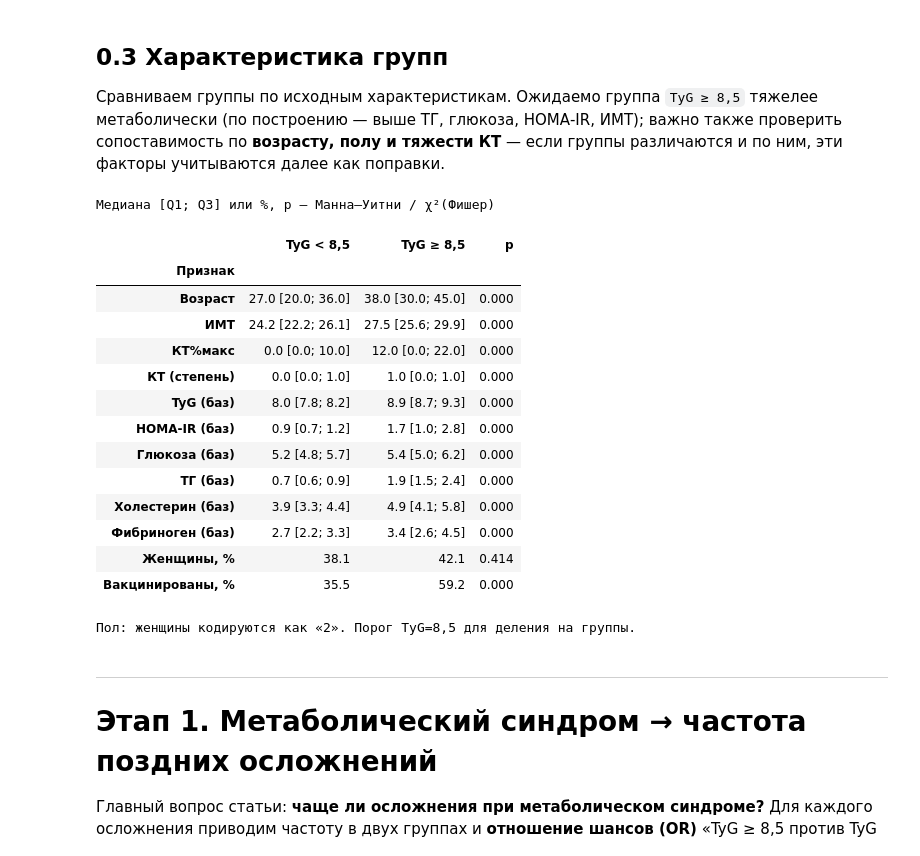
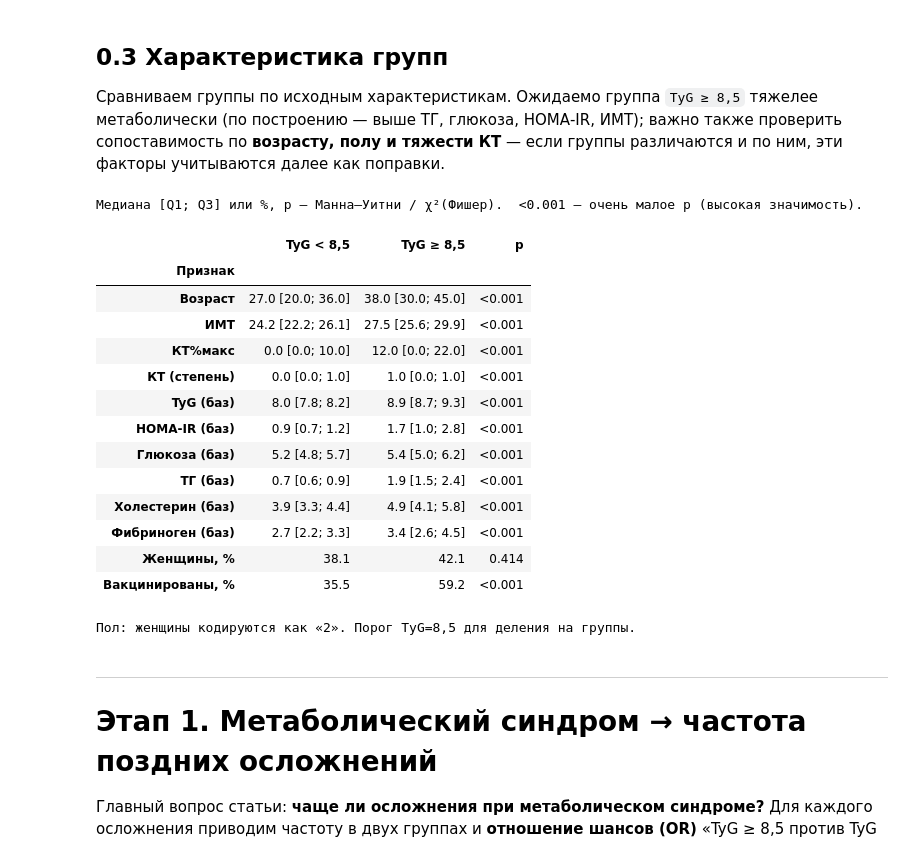
Before and after one commit to oablohin/covid-analysis, a Jupyter notebook: covid_sd.ipynb, the cells around one changed output. Cells and saved outputs as stored; diff of their text form; code cells hidden in the pictures.

```diff
--- a/covid_sd.ipynb
+++ b/covid_sd.ipynb
@@ -70,6 +70,14 @@ plt.rcParams['font.size'] = 10
 pd.set_option('display.float_format', lambda v: f'{v:,.3f}')
 RANDOM_STATE = 42
 
+def fmt_p(p):
+    """Отображение p/q для таблиц: очень малые — как <0.001, пропуски — как «—» (не применимо)."""
+    if pd.isna(p):
+        return '—'
+    if p < 0.001:
+        return '<0.001'
+    return f'{p:.3f}'
+
 # две группы по TyG: сравнение (низкий) и метаболический синдром (высокий)
 GROUPS = ['TyG < 8,5', 'TyG ≥ 8,5']
 GROUP_FULL = {'TyG < 8,5': 'TyG < 8,5 (сравнение)', 'TyG ≥ 8,5': 'TyG ≥ 8,5 (метаболический синдром)'}
@@ -174,47 +182,48 @@ def prop_p(bin_series):
     """χ² (или Фишер при малых ожидаемых) для доли признака между группами."""
     y = pd.Series(bin_series)
     ct = pd.crosstab(G.Группа.values, y)
     if ct.shape != (2, 2):
         return np.nan
     if (stats.contingency.expected_freq(ct) < 5).any():
         return stats.fisher_exact(ct)[1]
     return stats.chi2_contingency(ct)[1]
 
 lo_m = (G.Группа == 'TyG < 8,5').values
 hi_m = (G.Группа == 'TyG ≥ 8,5').values
 
 cont_rows = []
 for name, s in [('Возраст', num(2)), ('ИМТ', num(31)), ('КТ%макс', num(39)), ('КТ (степень)', num(38)),
                 ('TyG (баз)', num(70)), ('HOMA-IR (баз)', num(115)), ('Глюкоза (баз)', num(66)),
                 ('ТГ (баз)', num(69)), ('Холестерин (баз)', num(71).clip(upper=15)), ('Фибриноген (баз)', num(80))]:
     def iqr(v):
         v = v.dropna(); return f'{v.median():.1f} [{v.quantile(.25):.1f}; {v.quantile(.75):.1f}]'
     cont_rows.append({'Признак': name, 'TyG < 8,5': iqr(s[lo_m]), 'TyG ≥ 8,5': iqr(s[hi_m]),
                       'p': mwu_p(s[lo_m], s[hi_m])})
 # доли
 for name, s in [('Женщины, %', (num(3) == 2).astype(int)), ('Вакцинированы, %', (num(10).fillna(0) > 0).astype(int))]:
     cont_rows.append({'Признак': name, 'TyG < 8,5': f'{100*s[lo_m].mean():.1f}',
                       'TyG ≥ 8,5': f'{100*s[hi_m].mean():.1f}', 'p': prop_p(s)})
 chars = pd.DataFrame(cont_rows).set_index('Признак')
-print('Медиана [Q1; Q3] или %, p — Манна–Уитни / χ²(Фишер)')
+chars['p'] = chars['p'].map(fmt_p)
+print('Медиана [Q1; Q3] или %, p — Манна–Уитни / χ²(Фишер).  <0.001 — очень малое p (высокая значимость).')
 display(chars)
 print('Пол: женщины кодируются как «2». Порог TyG=8,5 для деления на группы.')
 # %% [output]
-Медиана [Q1; Q3] или %, p — Манна–Уитни / χ²(Фишер)
+Медиана [Q1; Q3] или %, p — Манна–Уитни / χ²(Фишер).  <0.001 — очень малое p (высокая значимость).
 |  | TyG < 8,5 | TyG ≥ 8,5 | p |
 | Признак |  |  |  |
-| Возраст | 27.0 [20.0; 36.0] | 38.0 [30.0; 45.0] | 0.000 |
-| ИМТ | 24.2 [22.2; 26.1] | 27.5 [25.6; 29.9] | 0.000 |
-| КТ%макс | 0.0 [0.0; 10.0] | 12.0 [0.0; 22.0] | 0.000 |
-| КТ (степень) | 0.0 [0.0; 1.0] | 1.0 [0.0; 1.0] | 0.000 |
-| TyG (баз) | 8.0 [7.8; 8.2] | 8.9 [8.7; 9.3] | 0.000 |
-| HOMA-IR (баз) | 0.9 [0.7; 1.2] | 1.7 [1.0; 2.8] | 0.000 |
-| Глюкоза (баз) | 5.2 [4.8; 5.7] | 5.4 [5.0; 6.2] | 0.000 |
-| ТГ (баз) | 0.7 [0.6; 0.9] | 1.9 [1.5; 2.4] | 0.000 |
-| Холестерин (баз) | 3.9 [3.3; 4.4] | 4.9 [4.1; 5.8] | 0.000 |
-| Фибриноген (баз) | 2.7 [2.2; 3.3] | 3.4 [2.6; 4.5] | 0.000 |
+| Возраст | 27.0 [20.0; 36.0] | 38.0 [30.0; 45.0] | <0.001 |
+| ИМТ | 24.2 [22.2; 26.1] | 27.5 [25.6; 29.9] | <0.001 |
+| КТ%макс | 0.0 [0.0; 10.0] | 12.0 [0.0; 22.0] | <0.001 |
+| КТ (степень) | 0.0 [0.0; 1.0] | 1.0 [0.0; 1.0] | <0.001 |
+| TyG (баз) | 8.0 [7.8; 8.2] | 8.9 [8.7; 9.3] | <0.001 |
+| HOMA-IR (баз) | 0.9 [0.7; 1.2] | 1.7 [1.0; 2.8] | <0.001 |
+| Глюкоза (баз) | 5.2 [4.8; 5.7] | 5.4 [5.0; 6.2] | <0.001 |
+| ТГ (баз) | 0.7 [0.6; 0.9] | 1.9 [1.5; 2.4] | <0.001 |
+| Холестерин (баз) | 3.9 [3.3; 4.4] | 4.9 [4.1; 5.8] | <0.001 |
+| Фибриноген (баз) | 2.7 [2.2; 3.3] | 3.4 [2.6; 4.5] | <0.001 |
 | Женщины, % | 38.1 | 42.1 | 0.414 |
-| Вакцинированы, % | 35.5 | 59.2 | 0.000 |
+| Вакцинированы, % | 35.5 | 59.2 | <0.001 |
 Пол: женщины кодируются как «2». Порог TyG=8,5 для деления на группы.
 # %% [markdown]
 ---
```
Also changed, not shown: parts of 3 cells of this notebook, 1 other file.
